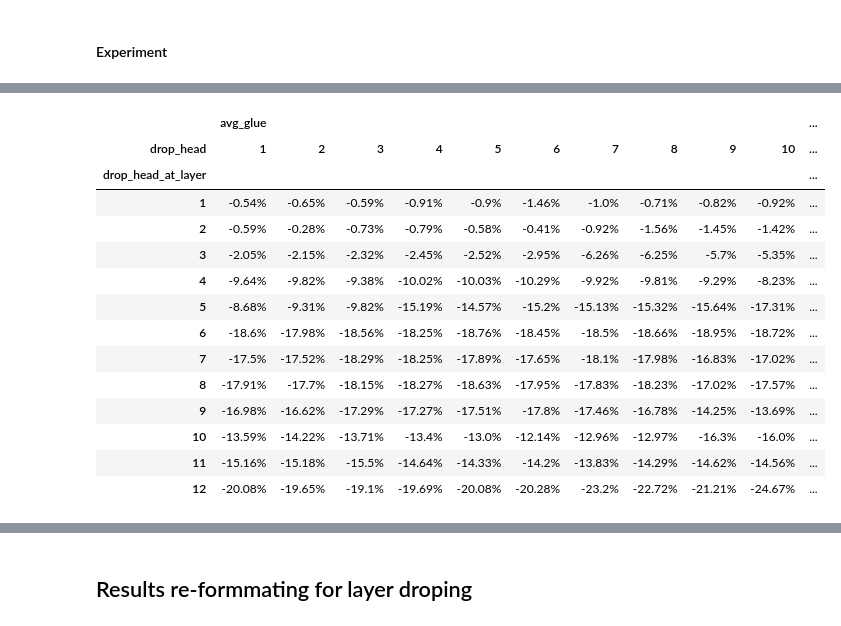
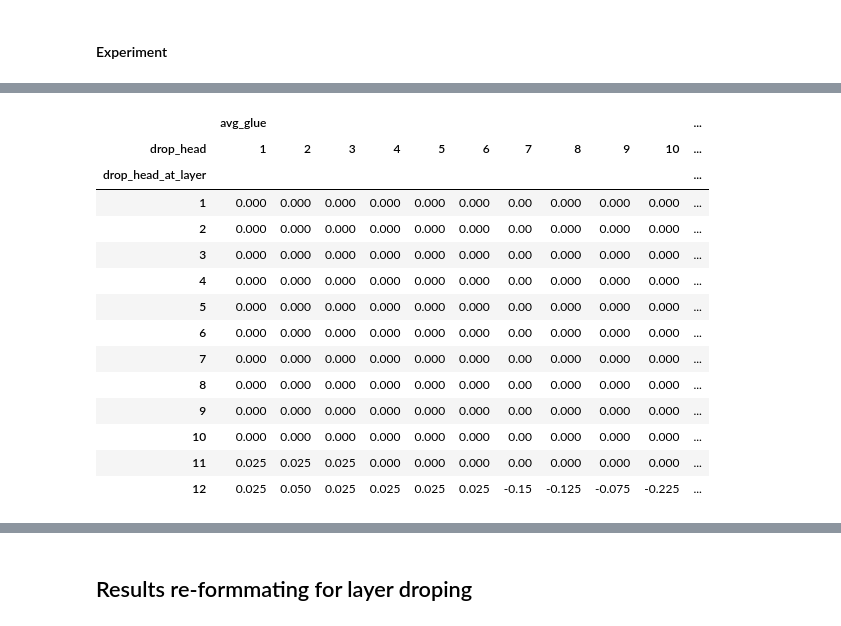
Before and after one commit to hannawong/Bert_compression, a Jupyter notebook: logs/result_cleaning.ipynb, the cells around one changed output, grey strips where cells are left out. Cells and saved outputs as stored; diff of their text form; code cells hidden in the pictures.

Commit message:
Result Part First Draft

```diff
--- a/logs/result_cleaning.ipynb
+++ b/logs/result_cleaning.ipynb
@@ -6,6 +6,10 @@ import re
 import pandas as pd
 import numpy as np
 import json
+# %%
+pd.set_option('display.max_columns', 50)  # or 1000
+pd.set_option('display.max_rows', 50)  # or 1000
+pd.set_option('display.max_colwidth', 300)  # or 199
 # %% [markdown]
 ## Initial Cleaning
 # %%
@@ -142,6 +182,14 @@ def get_experiment_result_2(task):
         experiment = 'Remove Layers'
         parameter = log[0].split(' remove layers ')[1].replace('\n', '')
         variables, values = clean_log(log[3:])
+        train_time = get_train_time(log)
+        if train_time:
+            variables.append('train_time')
+            values.append(train_time)
+        inference_time = get_inference_time(log)
+        if inference_time:
+            variables.append('inference_time')
+            values.append(inference_time)
         df = pd.DataFrame({'task': task.lower(),
                            'experiments': experiment,
                            'parameter': parameter,
@@ -233,8 +282,8 @@ res.applymap(lambda row: str(round(row* 100, 2)) + '%')
 # By task
 def get_task_result(task, df = head_prune_core_benchmark):
 
-    task_df = df[df['task'] == task]
-    res = head_prune_core_benchmark \
+    task_df = df.copy()[df['task'] == task]
+    res = task_df \
         .merge(baseline_core_benchmark, how='left', on=['task', 'benchmark']) \
         .rename(columns={'values':'scores'}) \
         .assign(score_diff = lambda df: (df.scores - df.baseline) / df.baseline) \
@@ -245,6 +294,6 @@ def get_task_result(task, df = head_prune_core_benchmark):
                     values=['avg_glue'],
                     columns=['drop_head'])
 
-    res = res.applymap(lambda row: str(round(row* 100, 2)) + '%')
+    #res = res.applymap(lambda row: str(round(row* 100, 2)) + '%')
 
     return res
@@ -305,21 +380,21 @@ get_task_result('cola')
 # %%
-get_task_result('sst-2')
+get_task_result('wnli')
 # %% [output]
 |  | avg_glue |  |  |  |  |  |  |  |  |  | ... |
 | drop_head | 1 | 2 | 3 | 4 | 5 | 6 | 7 | 8 | 9 | 10 | ... |
 | drop_head_at_layer |  |  |  |  |  |  |  |  |  |  | ... |
-| 1 | -0.54% | -0.65% | -0.59% | -0.91% | -0.9% | -1.46% | -1.0% | -0.71% | -0.82% | -0.92% | ... |
-| 2 | -0.59% | -0.28% | -0.73% | -0.79% | -0.58% | -0.41% | -0.92% | -1.56% | -1.45% | -1.42% | ... |
-| 3 | -2.05% | -2.15% | -2.32% | -2.45% | -2.52% | -2.95% | -6.26% | -6.25% | -5.7% | -5.35% | ... |
-| 4 | -9.64% | -9.82% | -9.38% | -10.02% | -10.03% | -10.29% | -9.92% | -9.81% | -9.29% | -8.23% | ... |
-| 5 | -8.68% | -9.31% | -9.82% | -15.19% | -14.57% | -15.2% | -15.13% | -15.32% | -15.64% | -17.31% | ... |
-| 6 | -18.6% | -17.98% | -18.56% | -18.25% | -18.76% | -18.45% | -18.5% | -18.66% | -18.95% | -18.72% | ... |
-| 7 | -17.5% | -17.52% | -18.29% | -18.25% | -17.89% | -17.65% | -18.1% | -17.98% | -16.83% | -17.02% | ... |
-| 8 | -17.91% | -17.7% | -18.15% | -18.27% | -18.63% | -17.95% | -17.83% | -18.23% | -17.02% | -17.57% | ... |
-| 9 | -16.98% | -16.62% | -17.29% | -17.27% | -17.51% | -17.8% | -17.46% | -16.78% | -14.25% | -13.69% | ... |
-| 10 | -13.59% | -14.22% | -13.71% | -13.4% | -13.0% | -12.14% | -12.96% | -12.97% | -16.3% | -16.0% | ... |
-| 11 | -15.16% | -15.18% | -15.5% | -14.64% | -14.33% | -14.2% | -13.83% | -14.29% | -14.62% | -14.56% | ... |
-| 12 | -20.08% | -19.65% | -19.1% | -19.69% | -20.08% | -20.28% | -23.2% | -22.72% | -21.21% | -24.67% | ... |
+| 1 | 0.000 | 0.000 | 0.000 | 0.000 | 0.000 | 0.000 | 0.00 | 0.000 | 0.000 | 0.000 | ... |
+| 2 | 0.000 | 0.000 | 0.000 | 0.000 | 0.000 | 0.000 | 0.00 | 0.000 | 0.000 | 0.000 | ... |
+| 3 | 0.000 | 0.000 | 0.000 | 0.000 | 0.000 | 0.000 | 0.00 | 0.000 | 0.000 | 0.000 | ... |
+| 4 | 0.000 | 0.000 | 0.000 | 0.000 | 0.000 | 0.000 | 0.00 | 0.000 | 0.000 | 0.000 | ... |
+| 5 | 0.000 | 0.000 | 0.000 | 0.000 | 0.000 | 0.000 | 0.00 | 0.000 | 0.000 | 0.000 | ... |
+| 6 | 0.000 | 0.000 | 0.000 | 0.000 | 0.000 | 0.000 | 0.00 | 0.000 | 0.000 | 0.000 | ... |
+| 7 | 0.000 | 0.000 | 0.000 | 0.000 | 0.000 | 0.000 | 0.00 | 0.000 | 0.000 | 0.000 | ... |
+| 8 | 0.000 | 0.000 | 0.000 | 0.000 | 0.000 | 0.000 | 0.00 | 0.000 | 0.000 | 0.000 | ... |
+| 9 | 0.000 | 0.000 | 0.000 | 0.000 | 0.000 | 0.000 | 0.00 | 0.000 | 0.000 | 0.000 | ... |
+| 10 | 0.000 | 0.000 | 0.000 | 0.000 | 0.000 | 0.000 | 0.00 | 0.000 | 0.000 | 0.000 | ... |
+| 11 | 0.025 | 0.025 | 0.025 | 0.000 | 0.000 | 0.000 | 0.00 | 0.000 | 0.000 | 0.000 | ... |
+| 12 | 0.025 | 0.050 | 0.025 | 0.025 | 0.025 | 0.025 | -0.15 | -0.125 | -0.075 | -0.225 | ... |
 # %%
 get_task_result('sts-b')
 # %% [output]
```
Also changed, not shown: parts of 26 cells of this notebook, 17 other files.
